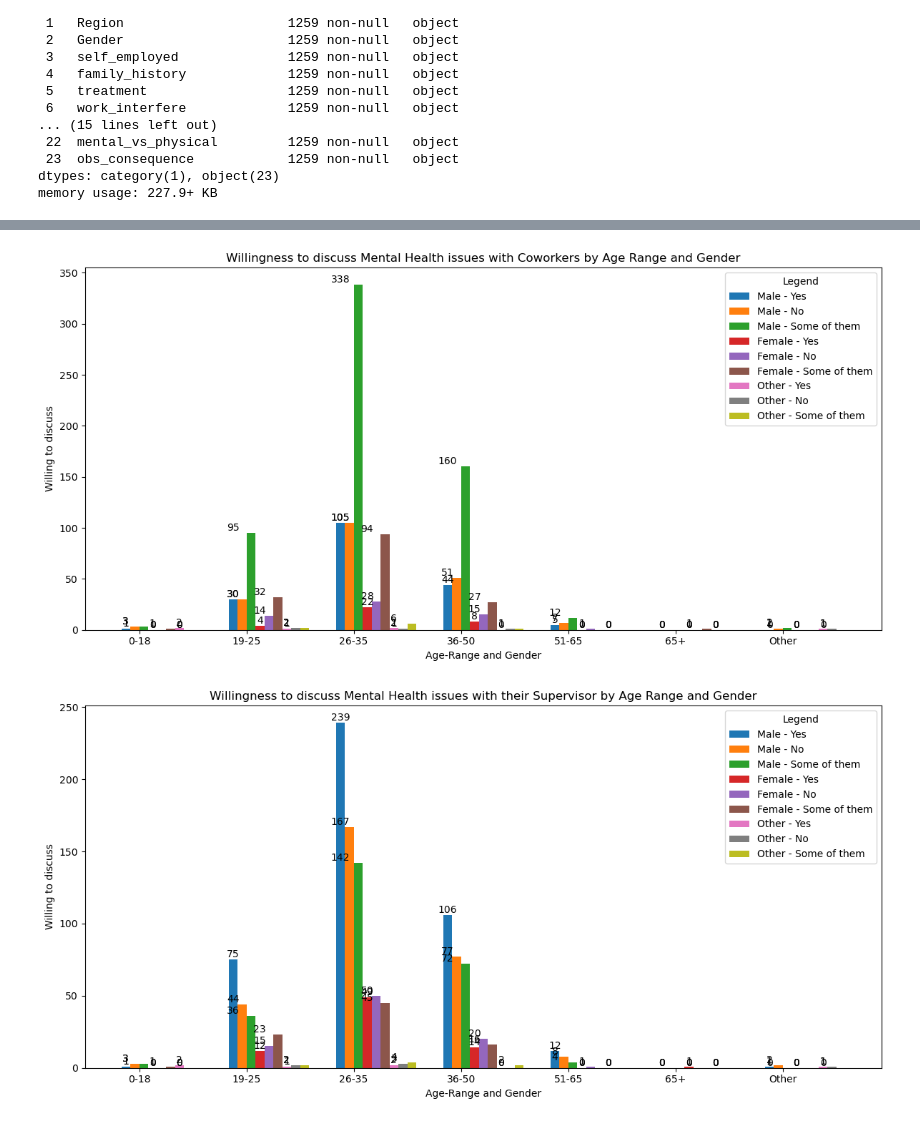
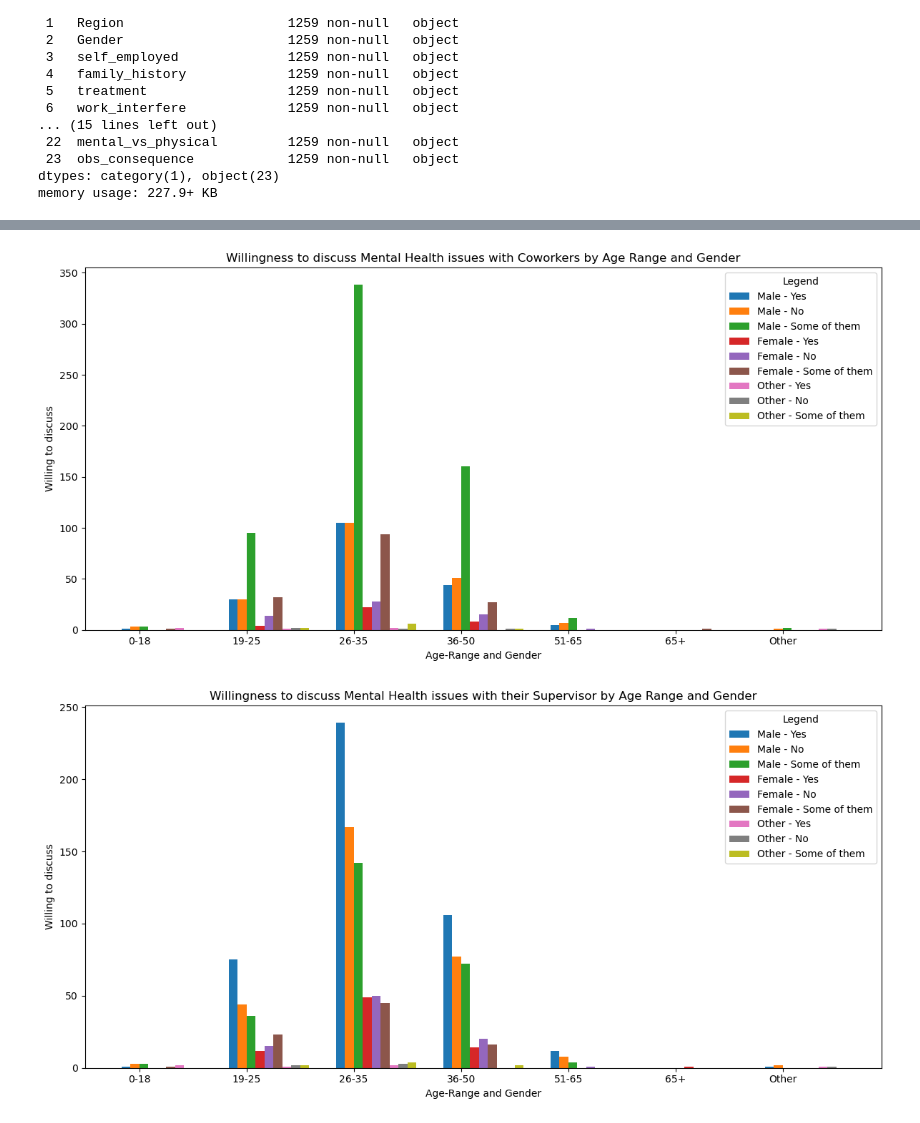
Before and after one commit to ruchichandrawal/Project_4, a Jupyter notebook: test_steve/survey_data_cleaned.ipynb, the cells around one changed output, grey strips where cells are left out. Drawn from its saved outputs; the diff is of its cells as text; code cells hidden in the pictures.

Commit message:
adjustments

```diff
--- a/test_steve/survey_data_cleaned.ipynb
+++ b/test_steve/survey_data_cleaned.ipynb
@@ -377,0 +378,8 @@ survey_df.to_csv('./Output/clean_survey.csv', index=False)
+# %%
+# Create a DataFrame needed for coworker count, determine how best to organize data to build chart
+coworker_df = survey_df[['age_range', 'Gender', 'coworkers']]
+
+# Group the data by 'age_range,' 'Gender,' and 'coworkers' and count the occurrences
+coworker_df = coworker_df.groupby(['age_range', 'Gender', 'coworkers']).size().reset_index(name='count')
+
+coworker_df
@@ -378,79 +422,74 @@ survey_df.to_csv('./Output/clean_survey.csv', index=False)
 # %%
-# Group the data by 'age_range,' 'Gender,' and 'coworkers' and count the occurrences
-coworkers_grouped = survey_df.groupby(['age_range', 'Gender', 'coworkers']).size().reset_index(name='count')
+# Build a Bar Chart to display the participants willingness to discuss Mental Health issues with their coworkers
 
-# Create a bar chart
+# Create a bar chart by "laying ou the canvas"
 plt.figure(figsize=(12, 6))
 
-# Get unique age ranges for x-axis labels
-age_ranges = coworkers_grouped['age_range'].unique()
+# Get unique age ranges for x-axis labels from the DataFrame used to group the data for the chart
+age_ranges = coworker_df['age_range'].unique()
 
 # Define the categories to include 'Yes,' 'No,' and 'Some of them'
 categories = ['Yes', 'No', 'Some of them']
 
 # Calculate the width for each column
-width = 0.25  # You can adjust the width as needed
+width = 0.25
 
 # Calculate the x positions for the columns
 x = np.arange(len(age_ranges))
 
-# Iterate over genders
+# Iterate over genders and use enumerate to get index (i) and gender value
 for i, gender in enumerate(['Male', 'Female', 'Other']):
     # Initialize an empty list to store counts for each age range and category
     counts = []
 
     # Iterate over age ranges
     for age_range in age_ranges:
-        # Initialize counts for each category
+        # Initialize counts for each category into new dictionary
         category_counts = {category: 0 for category in categories}
 
-        # Filter data for the current combination of age_range, gender
-        subset = coworkers_grouped[
-            (coworkers_grouped['age_range'] == age_range) &
-            (coworkers_grouped['Gender'] == gender)
+        # Filter grouped data for the current combination of age_range, gender
+        subset = coworker_df[
+            (coworker_df['age_range'] == age_range) &
+            (coworker_df['Gender'] == gender)
         ]
 
         # Count the occurrences of each category
+        # Counts collected for each category of age range and gender
         for category in categories:
             category_count = subset[subset['coworkers'] == category]['count'].sum()
             category_counts[category] = category_count
 
         # Append the category counts to the list
         counts.append(category_counts)
 
     # Calculate x positions for the columns within each group
     x_group = x + i * width
 
     # Plot the columns for each category
     for j, category in enumerate(categories):
         category_counts = [count[category] for count in counts]
         plt.bar(x_group + j * (width / len(categories)), category_counts, width=width / len(categories), label=f"{gender} - {category}")
 
-    # Add text labels for values above each column
-    for xi, category_count in zip(x_group, counts):
-        for category, count in category_count.items():
-            plt.text(xi, count, str(count), ha='center', va='bottom')
 
 # Set x-tick labels and chart title
 plt.xticks(x + (width / 2), age_ranges)
 plt.xlabel('Age-Range and Gender')
 plt.ylabel('Willing to discuss')
-plt.title("Willingness to discuss Mental Health issues with Coworkers by Age Range and Gender")
-plt.legend(title="Legend", loc='upper right', bbox_to_anchor=(1, 1))
+plt.title('Willingness to discuss Mental Health issues with Coworkers by Age Range and Gender')
+plt.legend(title='Legend', loc='upper right', bbox_to_anchor=(1, 1))
 plt.tight_layout()
-
+plt.savefig('./Image/discuss_coworkers.png')
 plt.show()
 # %% [output]
-[figure, old version]
+[figure, new version]
 # %%
-# Group the data by 'age_range,' 'Gender,' and 'supervisor' and count the occurrences
-supervisor_grouped = survey_df.groupby(['age_range', 'Gender', 'supervisor']).size().reset_index(name='count')
+# Build a Bar Chart to display the participants willingness to discuss Mental Health issues with their supervisor
 
-# Create a bar chart
+# Create a bar chart by "laying ou the canvas"
 plt.figure(figsize=(12, 6))
 
-# Get unique age ranges for x-axis labels
-age_ranges = supervisor_grouped['age_range'].unique()
+# Get unique age ranges for x-axis labels from the DataFrame used to group the data for the chart
+age_ranges = supervisor_df['age_range'].unique()
 
 # Define the categories to include 'Yes,' 'No,' and 'Some of them'
 categories = ['Yes', 'No', 'Some of them']
@@ -461,23 +500,24 @@ width = 0.25
 # Calculate the x positions for the columns
 x = np.arange(len(age_ranges))
 
-# Iterate over genders
+# Iterate over genders and use enumerate to get index (l) and gender value
 for l, gender in enumerate(['Male', 'Female', 'Other']):
     # Initialize an empty list to store counts for each age range and category
     counts = []
 
     # Iterate over age ranges
     for age_range in age_ranges:
-        # Initialize counts for each category
+        # Initialize counts for each category into new dictionary
         category_counts = {category: 0 for category in categories}
 
-        # Filter data for the current combination of age_range, gender
-        subset = supervisor_grouped[
-            (supervisor_grouped['age_range'] == age_range) &
-            (supervisor_grouped['Gender'] == gender)
+        # Filter grouped data for the current combination of age_range, gender
+        subset = supervisor_df[
+            (supervisor_df['age_range'] == age_range) &
+            (supervisor_df['Gender'] == gender)
         ]
 
         # Count the occurrences of each category
+        # Counts collected for each category of age range and gender
         for category in categories:
             category_count = subset[subset['supervisor'] == category]['count'].sum()
             category_counts[category] = category_count
@@ -493,19 +533,14 @@ for l, gender in enumerate(['Male', 'Female', 'Other']):
         category_counts = [count[category] for count in counts]
         plt.bar(x_group + m * (width / len(categories)), category_counts, width=width / len(categories), label=f"{gender} - {category}")
 
-    # Add text labels for values above each column
-    for xii, category_count in zip(x_group, counts):
-        for category, count in category_count.items():
-            plt.text(xii, count, str(count), ha='center', va='bottom')
-
 # Set x-tick labels and chart title
 plt.xticks(x + (width / 2), age_ranges)
 plt.xlabel('Age-Range and Gender')
 plt.ylabel('Willing to discuss')
-plt.title("Willingness to discuss Mental Health issues with their Supervisor by Age Range and Gender")
-plt.legend(title="Legend", loc='upper right', bbox_to_anchor=(1, 1))
+plt.title('Willingness to discuss Mental Health issues with their Supervisor by Age Range and Gender')
+plt.legend(title='Legend', loc='upper right', bbox_to_anchor=(1, 1))
 plt.tight_layout()
-
+plt.savefig('./Image/discuss_supervisor.png')
 plt.show()
 # %% [output]
-[figure, old version]
+[figure, new version]
```
Also changed, not shown: parts of 4 cells of this notebook, 2 other files.
